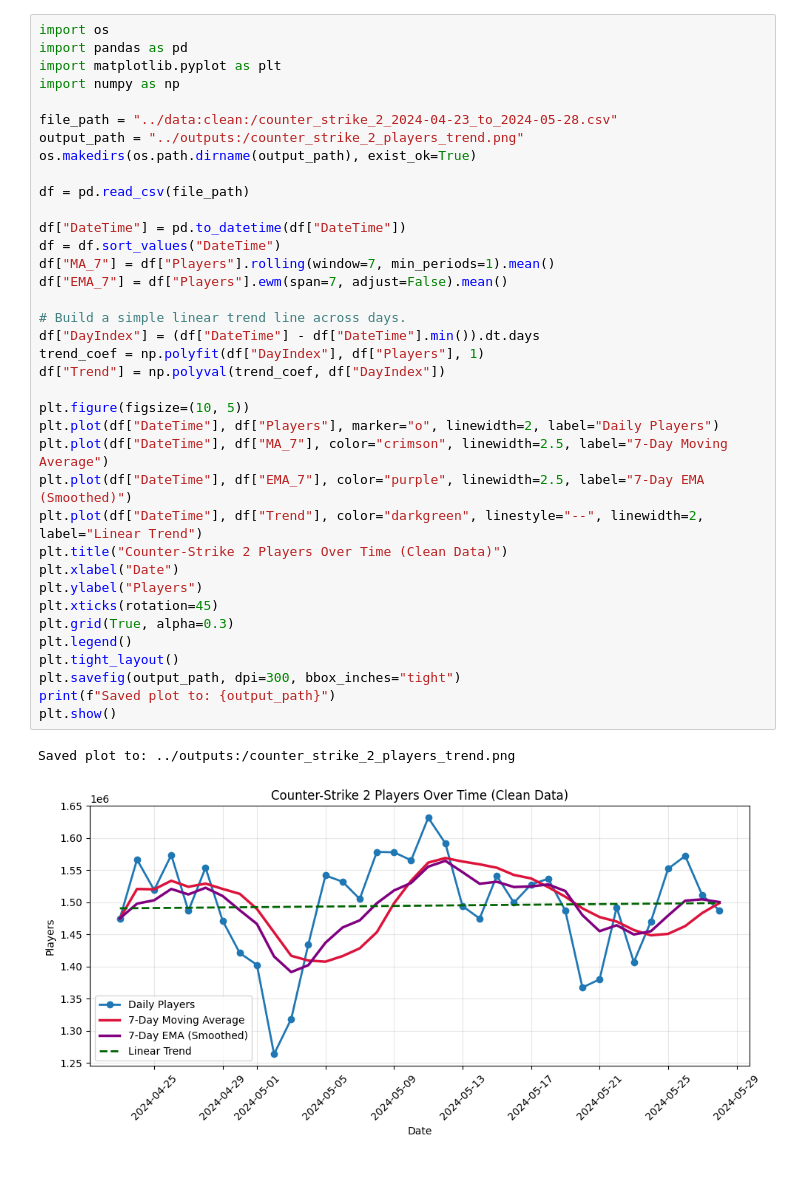
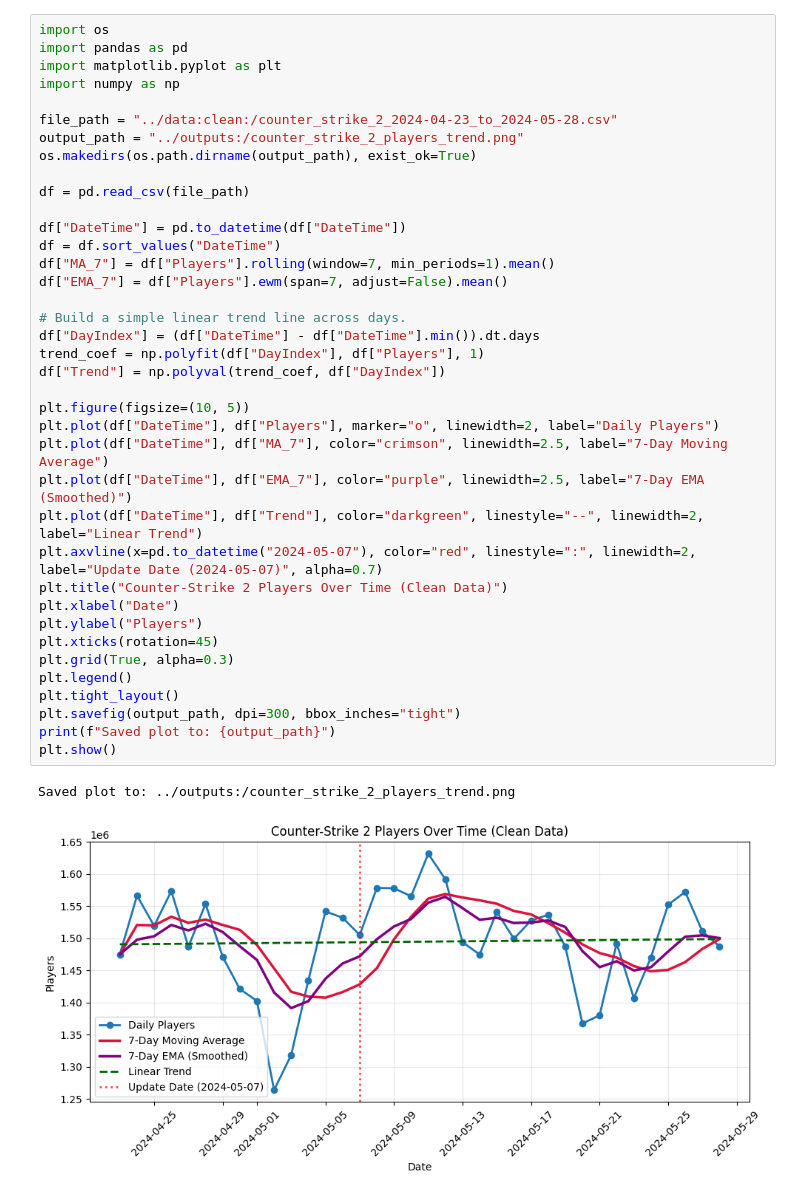
Before and after one commit to ttra0045-spec/ecc3479-project, a Jupyter notebook: code/Trend Code.ipynb, the cells around one changed output. Drawn from its saved outputs; the diff is of its cells as text.

```diff
--- a/code/Trend Code.ipynb
+++ b/code/Trend Code.ipynb
@@ -90,31 +92,32 @@ os.makedirs(os.path.dirname(output_path), exist_ok=True)
 
 df = pd.read_csv(file_path)
 
 df["DateTime"] = pd.to_datetime(df["DateTime"])
 df = df.sort_values("DateTime")
 df["MA_7"] = df["Players"].rolling(window=7, min_periods=1).mean()
 df["EMA_7"] = df["Players"].ewm(span=7, adjust=False).mean()
 
 # Build a simple linear trend line across days.
 df["DayIndex"] = (df["DateTime"] - df["DateTime"].min()).dt.days
 trend_coef = np.polyfit(df["DayIndex"], df["Players"], 1)
 df["Trend"] = np.polyval(trend_coef, df["DayIndex"])
 
 plt.figure(figsize=(10, 5))
 plt.plot(df["DateTime"], df["Players"], marker="o", linewidth=2, label="Daily Players")
 plt.plot(df["DateTime"], df["MA_7"], color="crimson", linewidth=2.5, label="7-Day Moving Average")
 plt.plot(df["DateTime"], df["EMA_7"], color="purple", linewidth=2.5, label="7-Day EMA (Smoothed)")
 plt.plot(df["DateTime"], df["Trend"], color="darkgreen", linestyle="--", linewidth=2, label="Linear Trend")
+plt.axvline(x=pd.to_datetime("2024-05-07"), color="red", linestyle=":", linewidth=2, label="Update Date (2024-05-07)", alpha=0.7)
 plt.title("Counter-Strike 2 Players Over Time (Clean Data)")
 plt.xlabel("Date")
 plt.ylabel("Players")
 plt.xticks(rotation=45)
 plt.grid(True, alpha=0.3)
 plt.legend()
 plt.tight_layout()
 plt.savefig(output_path, dpi=300, bbox_inches="tight")
 print(f"Saved plot to: {output_path}")
 plt.show()
 # %% [output]
 Saved plot to: ../outputs:/counter_strike_2_players_trend.png
-[figure, old version]
+[figure, new version]
```
Also changed, not shown: parts of 11 cells of this notebook, 16 other files.
